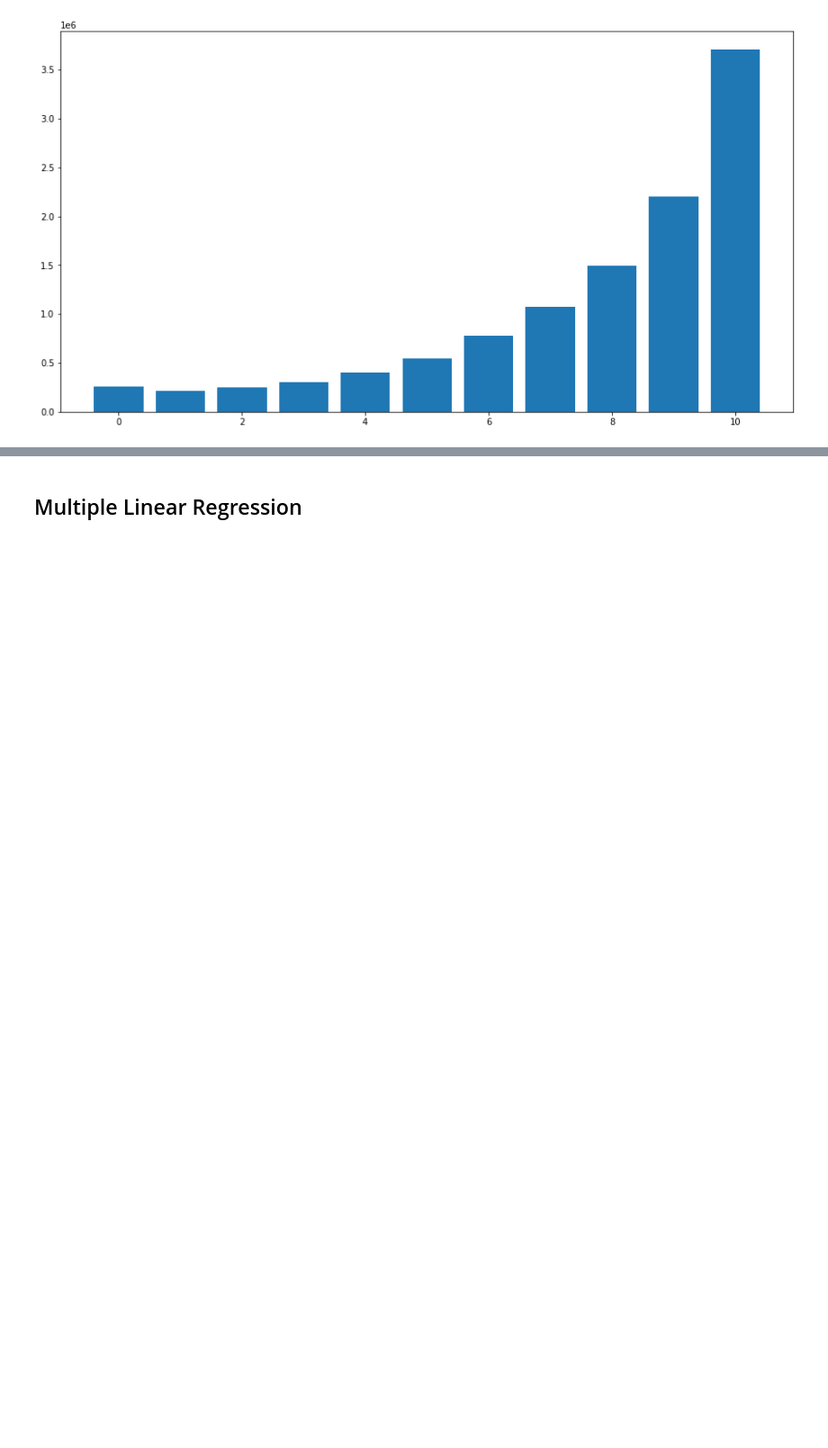
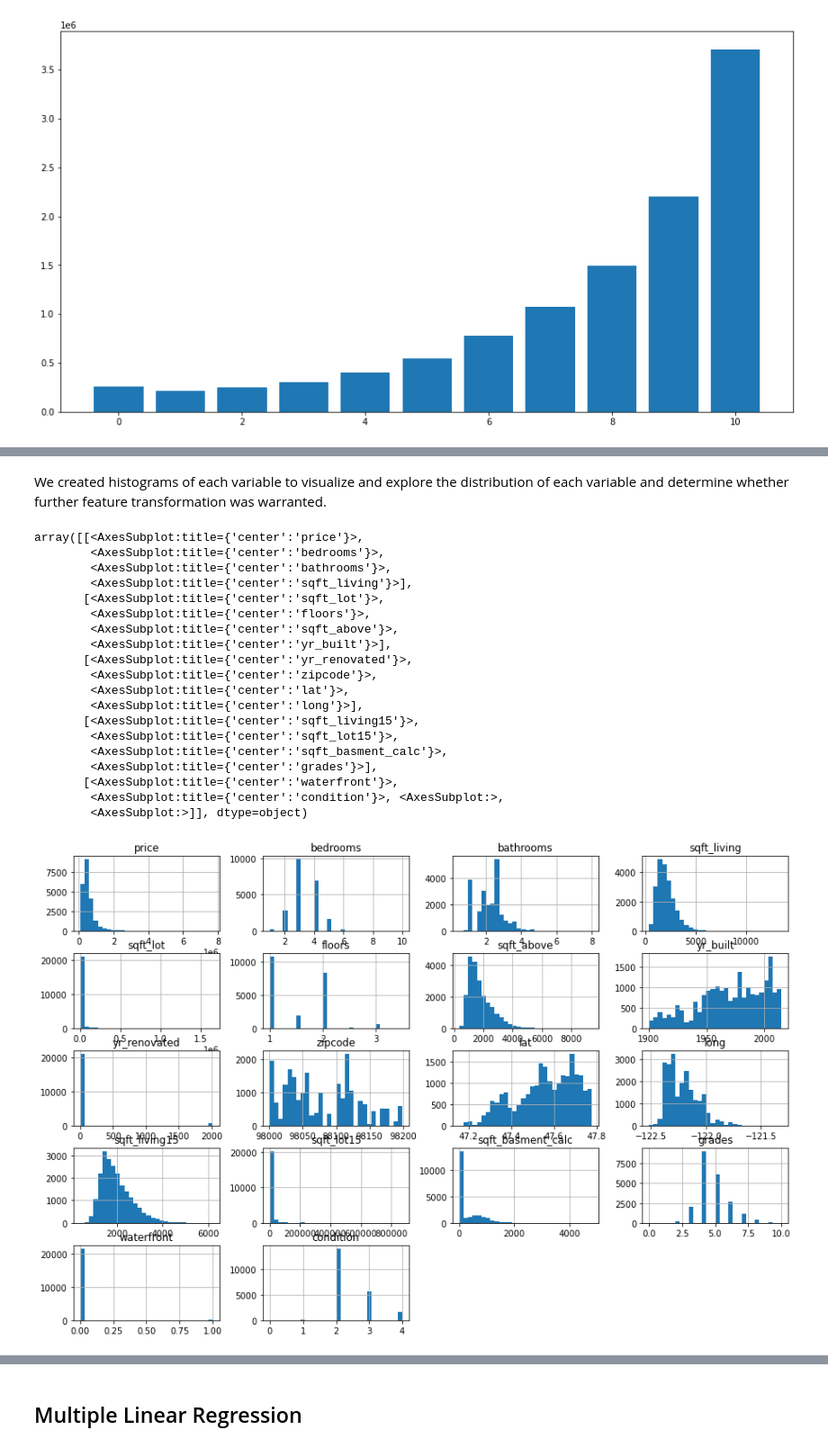
Before and after one commit to mattrubic/dsc-phase-2-project-v2-3, a Jupyter notebook: EDAs.ipynb, the cells around one changed output, grey strips where cells are left out. Shown at 90% size. Cells and saved outputs as stored; diff of their text form; code cells hidden in the pictures; blank space fills up the shorter version.

```diff
--- a/EDAs.ipynb
+++ b/EDAs.ipynb
@@ -237,0 +241,2 @@ By this model, each square foot adds about \\$184 to sale price. As grade increa
+# %%
+df['sqft_living_grade_product'] = df['sqft_living'] * df['grades']
@@ -237,0 +276,27 @@ By this model, each square foot adds about \\$184 to sale price. As grade increa
+# %%
+df.drop('sqft_living_grade_product', axis=1, inplace=True)
+# %% [markdown]
+We created histograms of each variable to visualize and explore the distribution of each variable and determine whether further feature transformation was warranted.
+# %%
+df.hist(bins=30, figsize=(15, 10))
+# %% [output]
+array([[<AxesSubplot:title={'center':'price'}>,
+        <AxesSubplot:title={'center':'bedrooms'}>,
+        <AxesSubplot:title={'center':'bathrooms'}>,
+        <AxesSubplot:title={'center':'sqft_living'}>],
+       [<AxesSubplot:title={'center':'sqft_lot'}>,
+        <AxesSubplot:title={'center':'floors'}>,
+        <AxesSubplot:title={'center':'sqft_above'}>,
+        <AxesSubplot:title={'center':'yr_built'}>],
+       [<AxesSubplot:title={'center':'yr_renovated'}>,
+        <AxesSubplot:title={'center':'zipcode'}>,
+        <AxesSubplot:title={'center':'lat'}>,
+        <AxesSubplot:title={'center':'long'}>],
+       [<AxesSubplot:title={'center':'sqft_living15'}>,
+        <AxesSubplot:title={'center':'sqft_lot15'}>,
+        <AxesSubplot:title={'center':'sqft_basment_calc'}>,
+        <AxesSubplot:title={'center':'grades'}>],
+       [<AxesSubplot:title={'center':'waterfront'}>,
+        <AxesSubplot:title={'center':'condition'}>, <AxesSubplot:>,
+        <AxesSubplot:>]], dtype=object)
+[figure, added]
```
Also changed, not shown: parts of 28 cells of this notebook, 2 other files.
